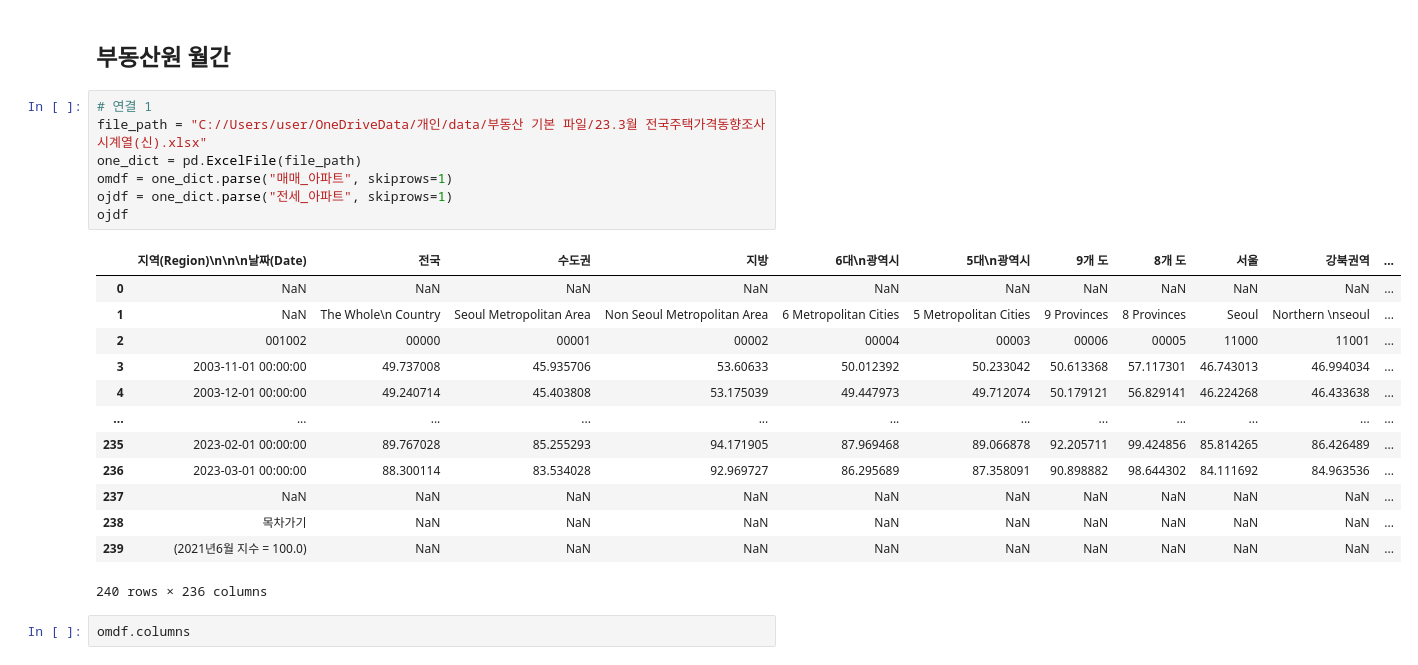
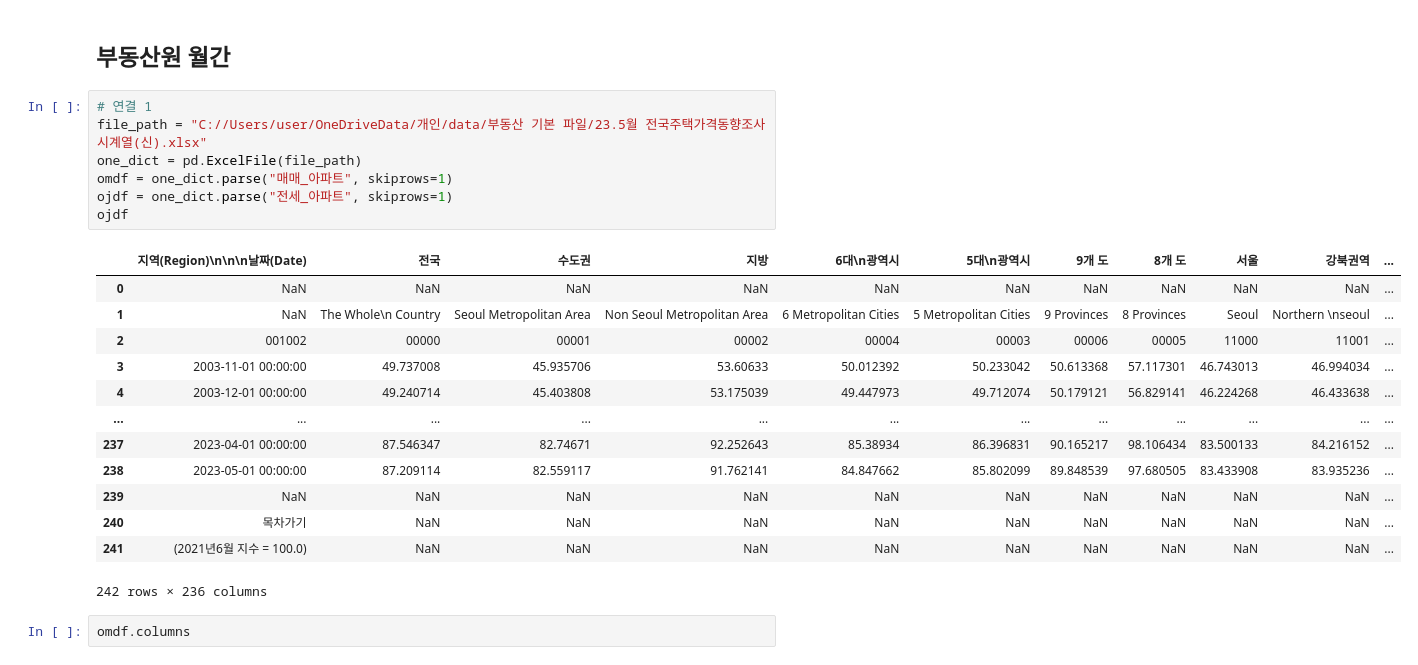
Before and after one commit to sizipusx/fundamental, a Jupyter notebook: jupyterlab/월간 부동산 업데이트.ipynb, the cells around one changed output. Cells and saved outputs as stored; diff of their text form.

```diff
--- a/jupyterlab/월간 부동산 업데이트.ipynb
+++ b/jupyterlab/월간 부동산 업데이트.ipynb
@@ -483,25 +486,25 @@ conn.close()
 ## 부동산원 월간
 # %%
 # 연결 1
-file_path = "C://Users/user/OneDriveData/개인/data/부동산 기본 파일/23.3월 전국주택가격동향조사 시계열(신).xlsx"
+file_path = "C://Users/user/OneDriveData/개인/data/부동산 기본 파일/23.5월 전국주택가격동향조사 시계열(신).xlsx"
 one_dict = pd.ExcelFile(file_path)
 omdf = one_dict.parse("매매_아파트", skiprows=1)
 ojdf = one_dict.parse("전세_아파트", skiprows=1)
 ojdf
 # %% [output]
 |  | 지역(Region)\n\n\n날짜(Date) | 전국 | 수도권 | 지방 | 6대\n광역시 | 5대\n광역시 | 9개 도 | 8개 도 | 서울 | 강북권역 | ... |
 | 0 | NaN | NaN | NaN | NaN | NaN | NaN | NaN | NaN | NaN | NaN | ... |
 | 1 | NaN | The Whole\n Country | Seoul Metropolitan Area | Non Seoul Metropolitan Area | 6 Metropolitan Cities | 5 Metropolitan Cities | 9 Provinces | 8 Provinces | Seoul | Northern \nseoul | ... |
 | 2 | 001002 | 00000 | 00001 | 00002 | 00004 | 00003 | 00006 | 00005 | 11000 | 11001 | ... |
 | 3 | 2003-11-01 00:00:00 | 49.737008 | 45.935706 | 53.60633 | 50.012392 | 50.233042 | 50.613368 | 57.117301 | 46.743013 | 46.994034 | ... |
 | 4 | 2003-12-01 00:00:00 | 49.240714 | 45.403808 | 53.175039 | 49.447973 | 49.712074 | 50.179121 | 56.829141 | 46.224268 | 46.433638 | ... |
 | ... | ... | ... | ... | ... | ... | ... | ... | ... | ... | ... | ... |
-| 235 | 2023-02-01 00:00:00 | 89.767028 | 85.255293 | 94.171905 | 87.969468 | 89.066878 | 92.205711 | 99.424856 | 85.814265 | 86.426489 | ... |
-| 236 | 2023-03-01 00:00:00 | 88.300114 | 83.534028 | 92.969727 | 86.295689 | 87.358091 | 90.898882 | 98.644302 | 84.111692 | 84.963536 | ... |
-| 237 | NaN | NaN | NaN | NaN | NaN | NaN | NaN | NaN | NaN | NaN | ... |
-| 238 | 목차가기 | NaN | NaN | NaN | NaN | NaN | NaN | NaN | NaN | NaN | ... |
-| 239 | (2021년6월 지수 = 100.0) | NaN | NaN | NaN | NaN | NaN | NaN | NaN | NaN | NaN | ... |
+| 237 | 2023-04-01 00:00:00 | 87.546347 | 82.74671 | 92.252643 | 85.38934 | 86.396831 | 90.165217 | 98.106434 | 83.500133 | 84.216152 | ... |
+| 238 | 2023-05-01 00:00:00 | 87.209114 | 82.559117 | 91.762141 | 84.847662 | 85.802099 | 89.848539 | 97.680505 | 83.433908 | 83.935236 | ... |
+| 239 | NaN | NaN | NaN | NaN | NaN | NaN | NaN | NaN | NaN | NaN | ... |
+| 240 | 목차가기 | NaN | NaN | NaN | NaN | NaN | NaN | NaN | NaN | NaN | ... |
+| 241 | (2021년6월 지수 = 100.0) | NaN | NaN | NaN | NaN | NaN | NaN | NaN | NaN | NaN | ... |
-240 rows × 236 columns
+242 rows × 236 columns
 # %%
 omdf.columns
 # %% [output]
```
Also changed, not shown: parts of 30 cells of this notebook, 1 other file.
